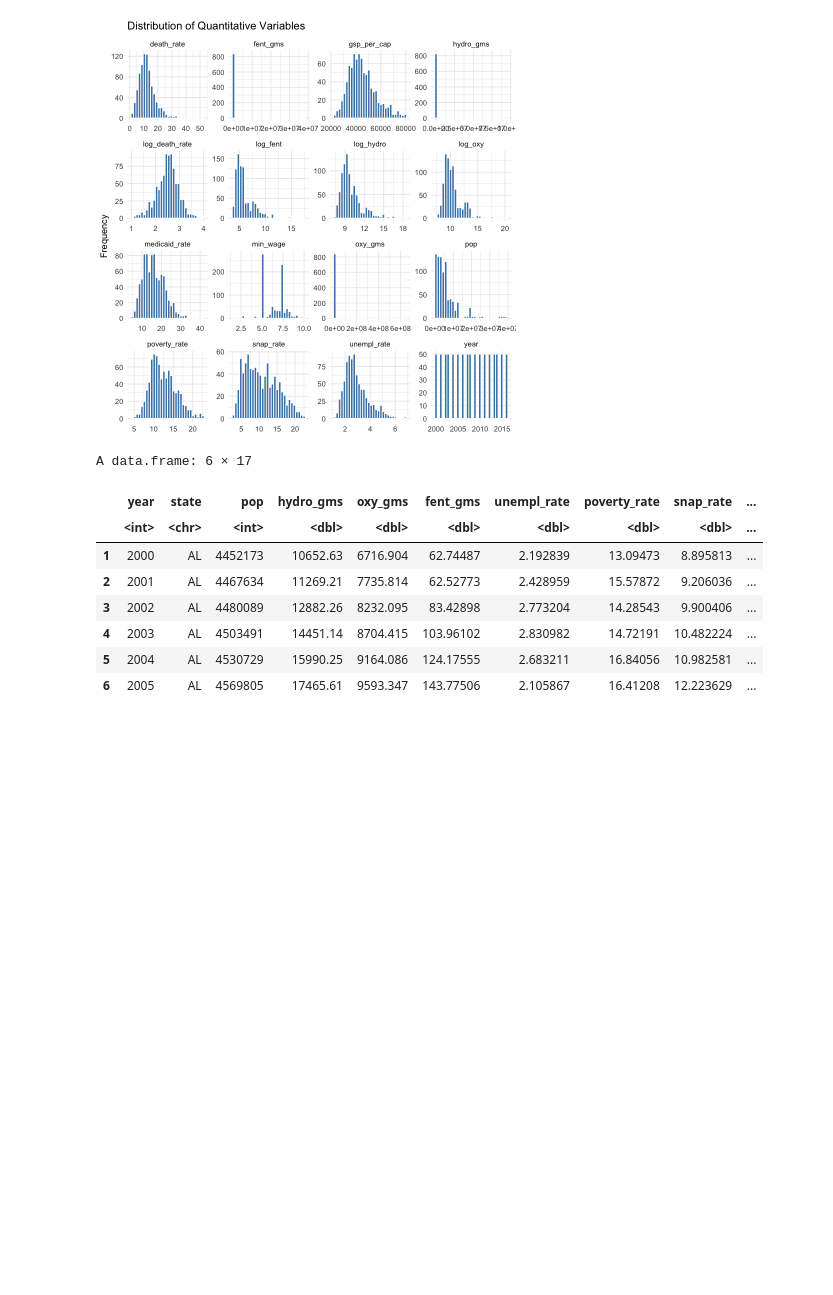
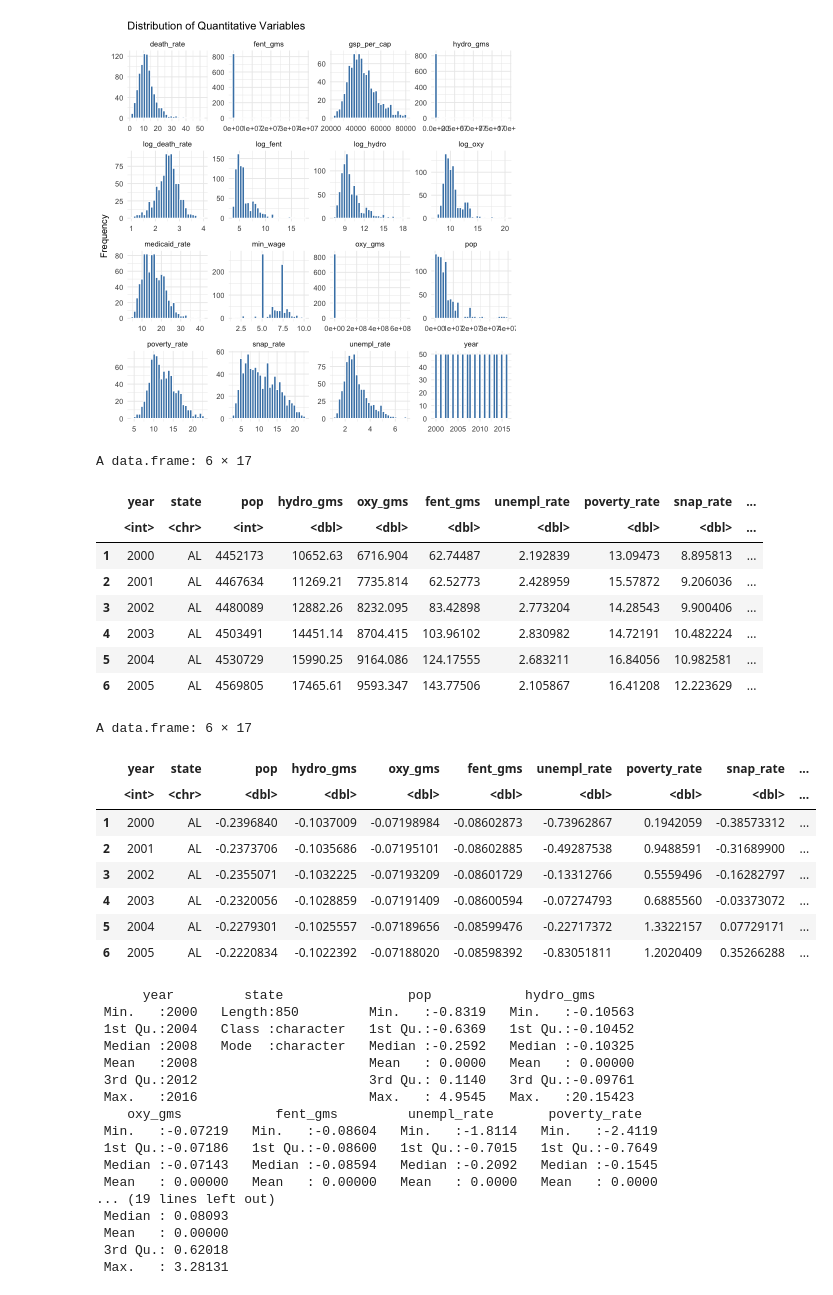
Before and after one commit to amberteetsel/opioid-crisis, a Jupyter notebook: src/data_collection.ipynb, the cells around one changed output. Drawn from its saved outputs; the diff is of its cells as text; code cells hidden in the pictures; blank space fills up the shorter version.

Commit message:
z-score standardization for numeric variables

```diff
--- a/src/data_collection.ipynb
+++ b/src/data_collection.ipynb
@@ -380,3 +380,37 @@ A data.frame: 6 × 17
 # %%
 # Export final dataset (state level)
 write.csv(df_final_state, here("data", "death_rate.csv"), row.names = FALSE)
+# %%
+# Scale
+df_state_scaled <- df_final_state |>
+  mutate(across(where(is.numeric) & !year, ~as.numeric(scale(.x))))
+
+head(df_state_scaled)
+summary(df_state_scaled)
+# %% [output]
+A data.frame: 6 × 17
+|  | year | state | pop | hydro_gms | oxy_gms | fent_gms | unempl_rate | poverty_rate | snap_rate | ... |
+|  | <int> | <chr> | <dbl> | <dbl> | <dbl> | <dbl> | <dbl> | <dbl> | <dbl> | ... |
+| 1 | 2000 | AL | -0.2396840 | -0.1037009 | -0.07198984 | -0.08602873 | -0.73962867 | 0.1942059 | -0.38573312 | ... |
+| 2 | 2001 | AL | -0.2373706 | -0.1035686 | -0.07195101 | -0.08602885 | -0.49287538 | 0.9488591 | -0.31689900 | ... |
+| 3 | 2002 | AL | -0.2355071 | -0.1032225 | -0.07193209 | -0.08601729 | -0.13312766 | 0.5559496 | -0.16282797 | ... |
+| 4 | 2003 | AL | -0.2320056 | -0.1028859 | -0.07191409 | -0.08600594 | -0.07274793 | 0.6885560 | -0.03373072 | ... |
+| 5 | 2004 | AL | -0.2279301 | -0.1025557 | -0.07189656 | -0.08599476 | -0.22717372 | 1.3322157 | 0.07729171 | ... |
+| 6 | 2005 | AL | -0.2220834 | -0.1022392 | -0.07188020 | -0.08598392 | -0.83051811 | 1.2020409 | 0.35266288 | ... |
+      year         state                pop            hydro_gms
+ Min.   :2000   Length:850         Min.   :-0.8319   Min.   :-0.10563
+ 1st Qu.:2004   Class :character   1st Qu.:-0.6369   1st Qu.:-0.10452
+ Median :2008   Mode  :character   Median :-0.2592   Median :-0.10325
+ Mean   :2008                      Mean   : 0.0000   Mean   : 0.00000
+ 3rd Qu.:2012                      3rd Qu.: 0.1140   3rd Qu.:-0.09761
+ Max.   :2016                      Max.   : 4.9545   Max.   :20.15423
+    oxy_gms            fent_gms         unempl_rate       poverty_rate
+ Min.   :-0.07219   Min.   :-0.08604   Min.   :-1.8114   Min.   :-2.4119
+ 1st Qu.:-0.07186   1st Qu.:-0.08600   1st Qu.:-0.7015   1st Qu.:-0.7649
+ Median :-0.07143   Median :-0.08594   Median :-0.2092   Median :-0.1545
+ Mean   : 0.00000   Mean   : 0.00000   Mean   : 0.0000   Mean   : 0.0000
+... (19 lines left out)
+ Median : 0.08093
+ Mean   : 0.00000
+ 3rd Qu.: 0.62018
+ Max.   : 3.28131
```
Also changed, not shown: parts of 1 cell of this notebook, 2 other files.
